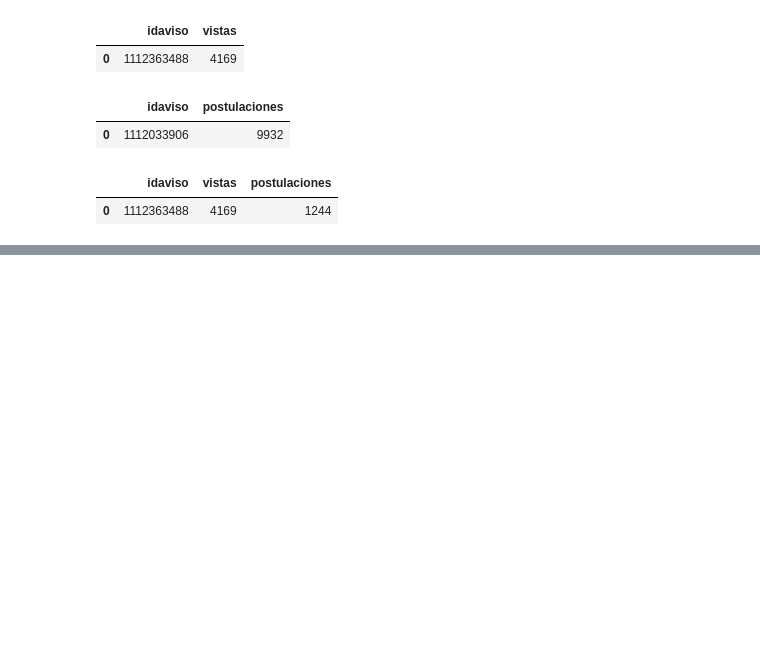
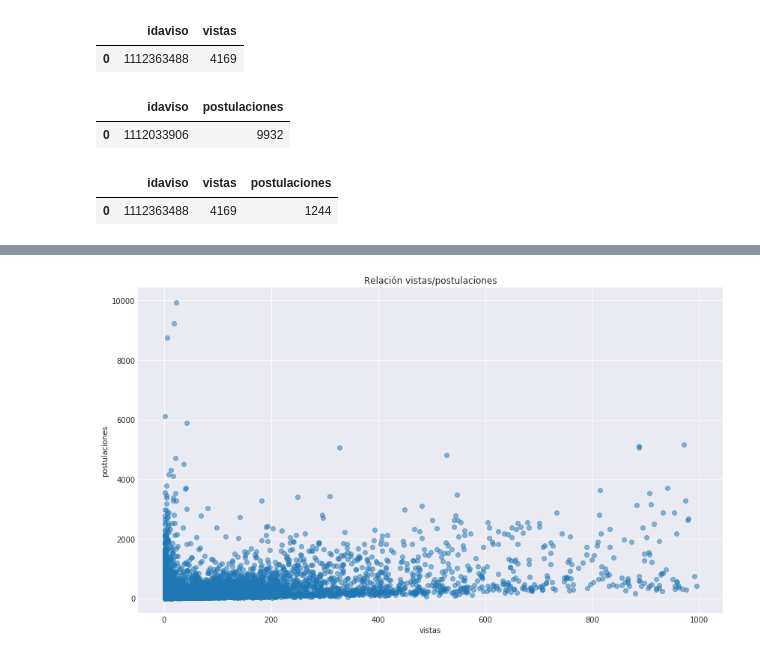
Before and after one commit to tbotalla/Datos1Q2018, a Jupyter notebook: parte1/Postulaciones.ipynb, the cells around one changed output, grey strips where cells are left out. Saved outputs shown, nothing was run; the diff lists cells and outputs as text; code cells hidden in the pictures; blank space fills up the shorter version.

```diff
--- a/parte1/Postulaciones.ipynb
+++ b/parte1/Postulaciones.ipynb
@@ -192,0 +237,9 @@ plt.show()
+# %%
+plt.figure(figsize=(14,8))
+plt.title('Relación vistas/postulaciones')
+plt.scatter(x=data[data.vistas<1000].vistas,y=data[data.vistas<1000].postulaciones, alpha=.5)
+plt.xlabel('vistas')
+plt.ylabel('postulaciones')
+plt.show()
+# %% [output]
+[figure, added]
```
Also changed, not shown: parts of 8 cells of this notebook.
